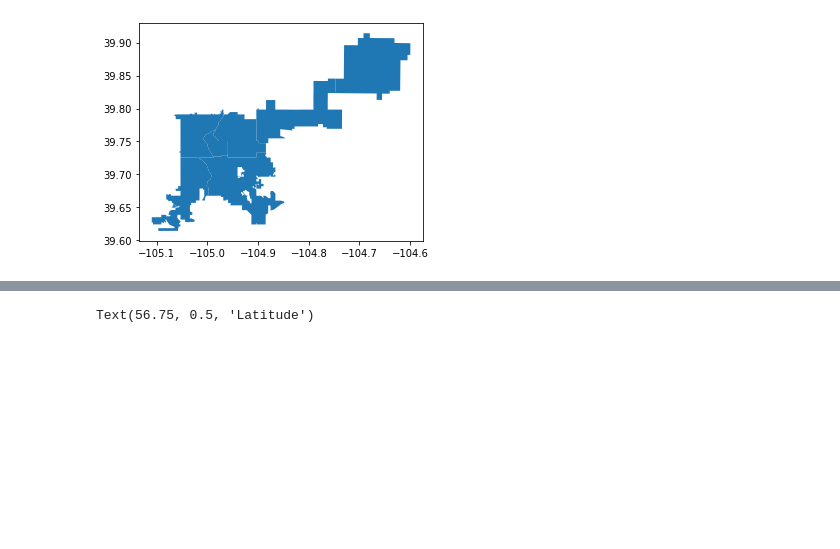
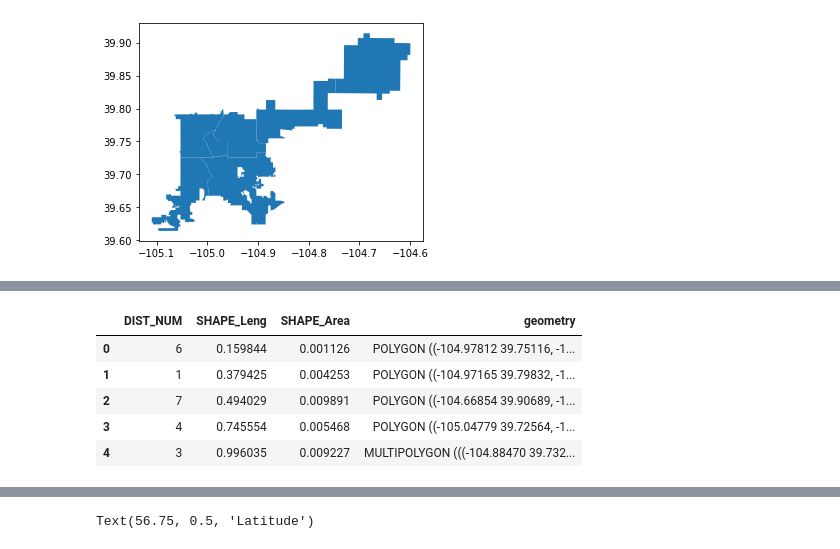
Before and after one commit to openpolicedata/openpolicedata, a Jupyter notebook: notebooks/ex_plotting_data.ipynb, the cells around one changed output, grey strips where cells are left out. Saved outputs shown, nothing was run; the diff lists cells and outputs as text; code cells hidden in the pictures; blank space fills up the shorter version.

```diff
--- a/notebooks/ex_plotting_data.ipynb
+++ b/notebooks/ex_plotting_data.ipynb
@@ -76,0 +50,9 @@ map_df.plot()
+# %%
+map_df.head()
+# %% [output]
+|  | DIST_NUM | SHAPE_Leng | SHAPE_Area | geometry |
+| 0 | 6 | 0.159844 | 0.001126 | POLYGON ((-104.97812 39.75116, -1... |
+| 1 | 1 | 0.379425 | 0.004253 | POLYGON ((-104.97165 39.79832, -1... |
+| 2 | 7 | 0.494029 | 0.009891 | POLYGON ((-104.66854 39.90689, -1... |
+| 3 | 4 | 0.745554 | 0.005468 | POLYGON ((-105.04779 39.72564, -1... |
+| 4 | 3 | 0.996035 | 0.009227 | MULTIPOLYGON (((-104.88470 39.732... |
```
Also changed, not shown: parts of 14 cells of this notebook.
